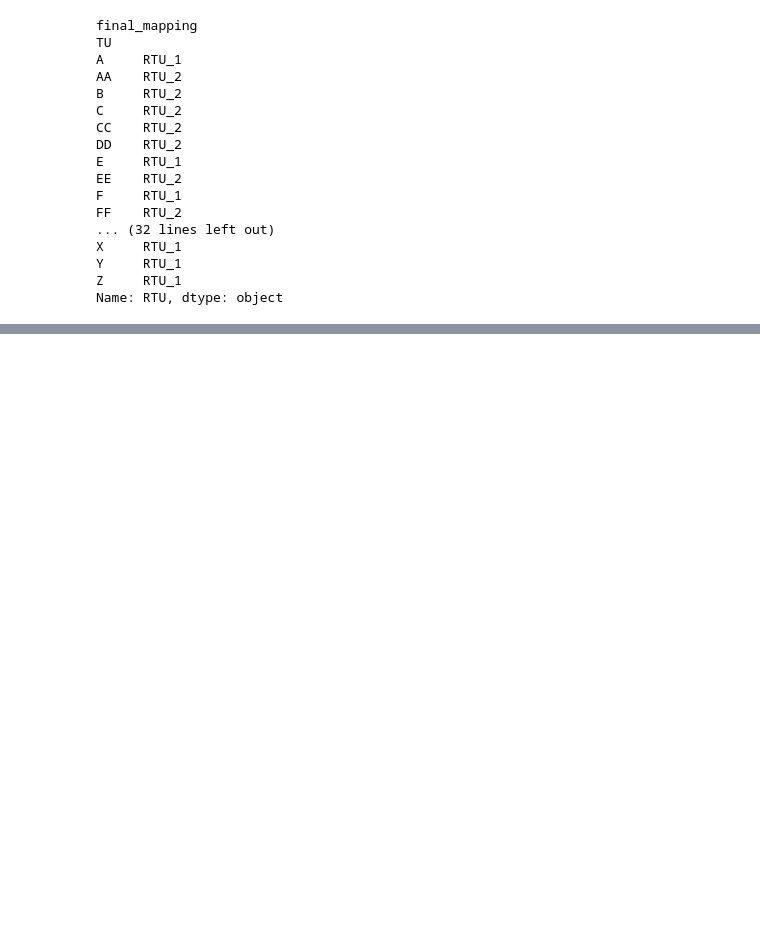
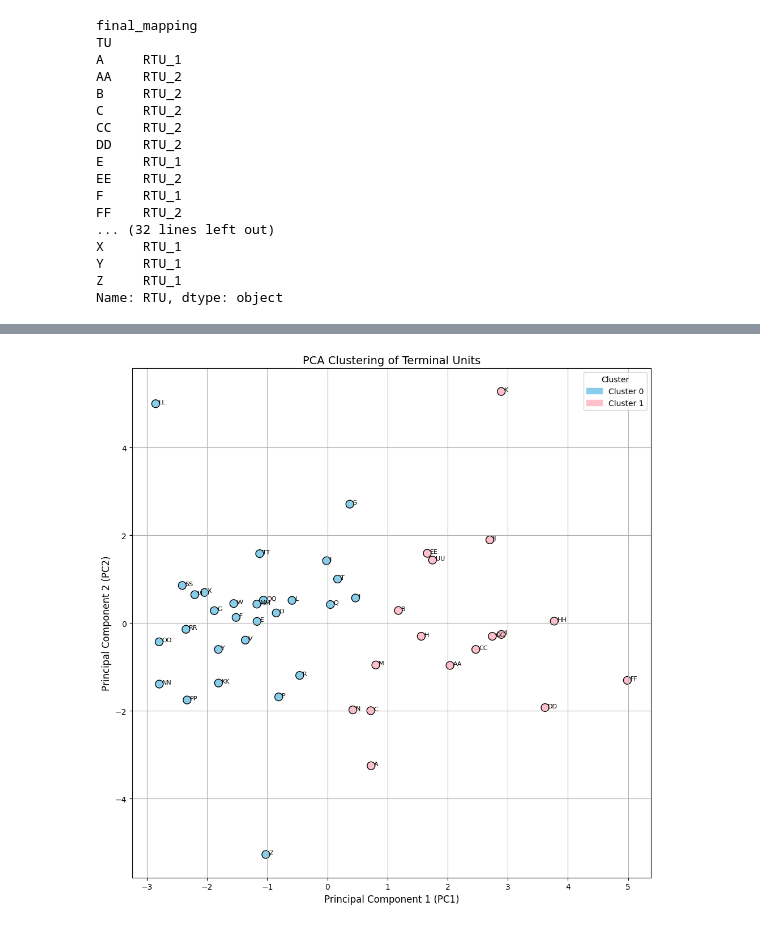
Before and after one commit to west-bri/HVACFinal, a Jupyter notebook: HVAC_Bini.ipynb, the cells around one changed output, grey strips where cells are left out. Saved outputs shown, nothing was run; the diff lists cells and outputs as text; code cells hidden in the pictures; blank space fills up the shorter version.

```diff
--- a/HVAC_Bini.ipynb
+++ b/HVAC_Bini.ipynb
@@ -602,0 +755,24 @@ print(tu_to_rtu_map)
+# %%
+# Create a PCA scatter plot with cluster labels
+plt.figure(figsize=(10, 10))
+colors = ['skyblue' if c == 0 else 'pink' for c in tu_df["Cluster"]]
+labels = tu_df.index
+plt.scatter(pca[:, 0], pca[:, 1], c=colors, edgecolor='black', s=100)
+
+for i, label in enumerate(labels):
+    plt.text(pca[i, 0] + 0.05, pca[i, 1], label, fontsize=8)
+plt.title("PCA Clustering of Terminal Units", fontsize=14)
+plt.xlabel("Principal Component 1 (PC1)", fontsize=12)
+plt.ylabel("Principal Component 2 (PC2)", fontsize=12)
+plt.grid(True)
+
+legend_patches = [
+    mpatches.Patch(color='skyblue', label='Cluster 0'),
+    mpatches.Patch(color='pink', label='Cluster 1')
+]
+plt.legend(handles=legend_patches, title="Cluster", loc='upper right')
+
+plt.tight_layout()
+plt.show()
+# %% [output]
+[figure, added]
```
Also changed, not shown: parts of 20 cells of this notebook, 6 other files.
